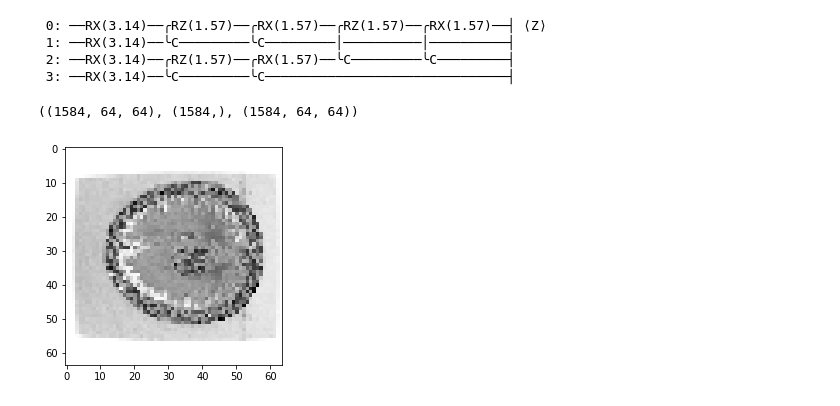
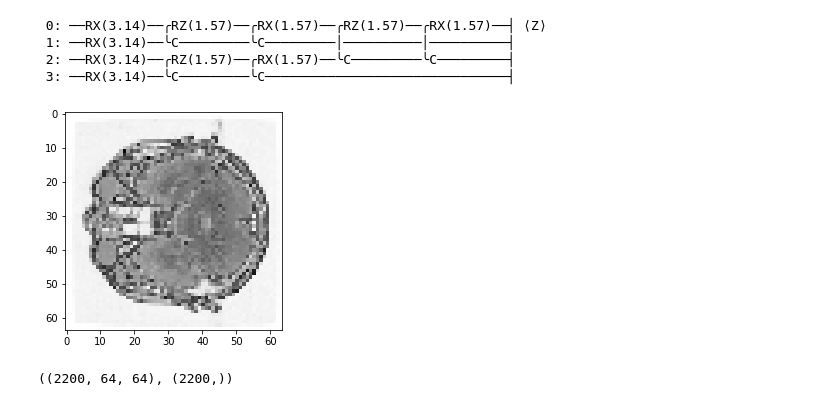
Before and after one commit to ggirlk/portf-draft, a Jupyter notebook: V0.ipynb, the cells around one changed output. Cells and saved outputs as stored; diff of their text form; code cells hidden in the pictures.

```diff
--- a/V0.ipynb
+++ b/V0.ipynb
@@ -159,6 +162,13 @@ for file in directs:
 end = timer()
 time = (end - start)
 str(timedelta(seconds=round(time)))
+# %%
+# after applying quantum filter
+img = np.load("../brain_tumor_dataset/processed/all/1000.mat.npz")['image']
+plt.imshow(img, "gray")
+plt.show()
+# %% [output]
+[figure, added]
 # %%
 # get processed data
 folder = "../brain_tumor_dataset/processed/all/"
@@ -181,13 +191,7 @@ npmasks = np.asarray(masks)
 # %%
-npimages.shape, nplabels.shape, npmasks.shape
+npimages.shape, nplabels.shape#, npmasks.shape
 # %% [output]
-((1584, 64, 64), (1584,), (1584, 64, 64))
+((2200, 64, 64), (2200,))
-# %%
-# after applying quantum filter
-plt.imshow(npimages[1], "gray")
-plt.show()
-# %% [output]
-[figure, removed]
 # %%
 # Make a train/test split using 30% test size
 from sklearn.model_selection import train_test_split
```
Also changed, not shown: parts of 13 cells of this notebook.
